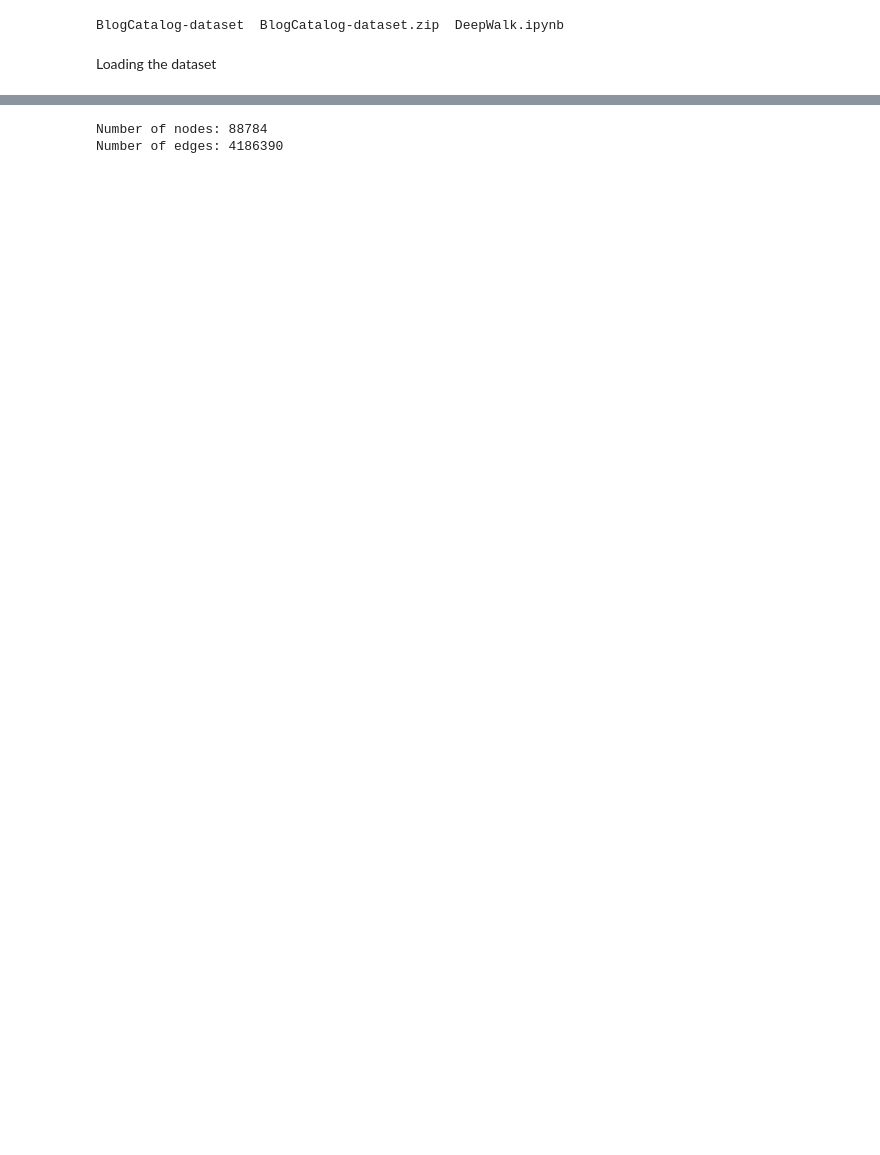
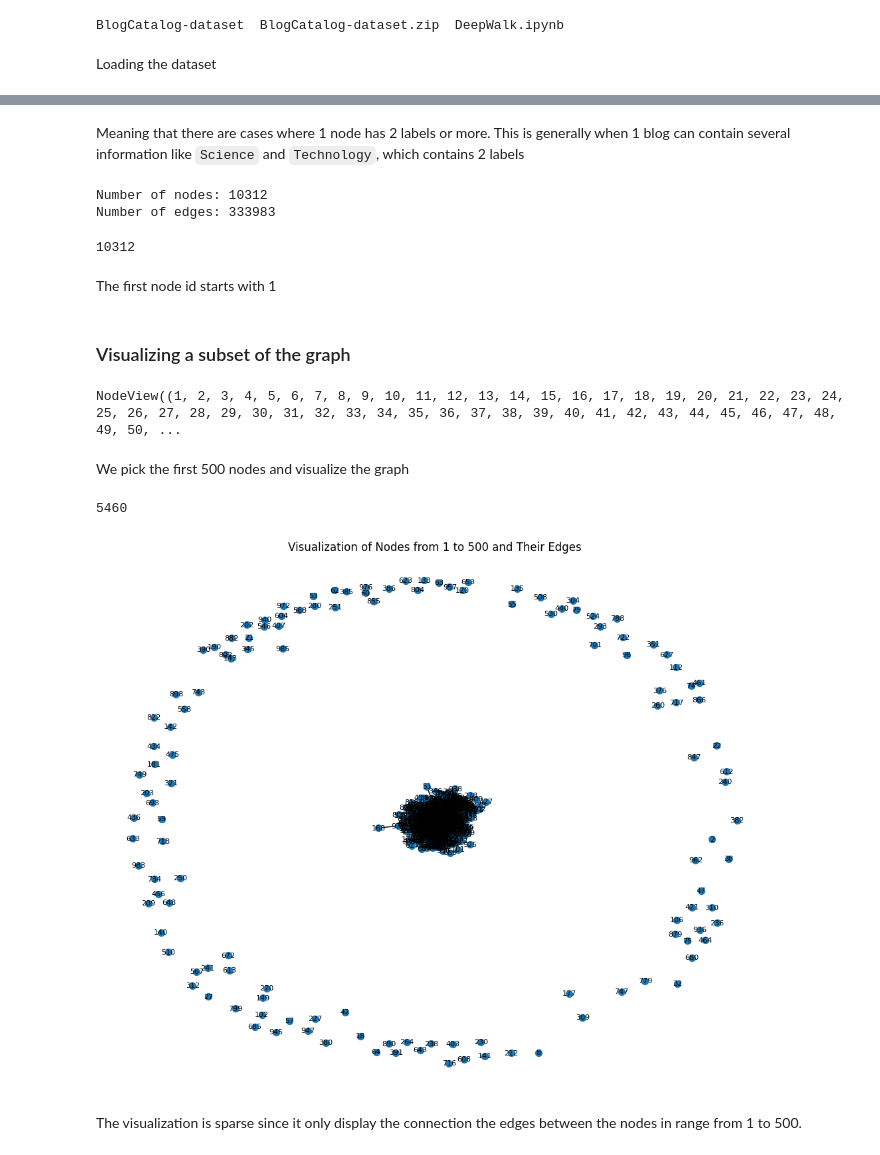
Before and after one commit to Longcodedao/GraphCN-Implementation, a Jupyter notebook: Graph_Embedding/DeepWalk/DeepWalk.ipynb, the cells around one changed output, grey strips where cells are left out. Cells and saved outputs as stored; diff of their text form; code cells hidden in the pictures; blank space fills up the shorter version.

Commit message:
BlogCatalog dataset

```diff
--- a/Graph_Embedding/DeepWalk/DeepWalk.ipynb
+++ b/Graph_Embedding/DeepWalk/DeepWalk.ipynb
@@ -637,15 +693,46 @@ G.add_edges_from(edges_df.values)
+# %% [markdown]
+Meaning that there are cases where 1 node has 2 labels or more. This is generally when 1 blog can contain several information like `Science` and `Technology`, which contains 2 labels
 # %%
 # Number of nodes
 print(f"Number of nodes: {len(G.nodes)}")
 
 # Number of edges
-print(f"Number of edges: {len(G.edges)}")
-
-# # List of nodes
-# print(f"Nodes: {list(G.nodes)}")
-
-# # List of edges
-# print(f"Edges: {list(G.edges)}")
+print(f"Number of edgesVinFuture prize 2023: {len(G.edges)}")
 # %% [output]
-Number of nodes: 88784
-Number of edges: 4186390
+Number of nodes: 10312
+Number of edges: 333983
+# %%
+len(label_nodes_df['node'].unique())
+# %% [output]
+10312
+# %% [markdown]
+The first node id starts with 1
+# %% [markdown]
+### Visualizing a subset of the graph
+# %%
+H.nodes
+# %% [output]
+NodeView((1, 2, 3, 4, 5, 6, 7, 8, 9, 10, 11, 12, 13, 14, 15, 16, 17, 18, 19, 20, 21, 22, 23, 24, 25, 26, 27, 28, 29, 30, 31, 32, 33, 34, 35, 36, 37, 38, 39, 40, 41, 42, 43, 44, 45, 46, 47, 48, 49, 50, ...
+# %% [markdown]
+We pick the first 500 nodes and visualize the graph
+# %%
+nodes_range = range(1000)  # Range of nodes from 0 to 100
+
+# Create a subgraph directly
+H = G.subgraph(nodes_range)
+
+# Get the edges of the subgraph
+subgraph_edges = list(H.edges)
+
+print(len(subgraph_edges))
+
+# Draw the filtered subgraph
+plt.figure(figsize=(10, 8))
+nx.draw(H, with_labels=True, node_size=50, font_size=8)
+plt.title("Visualization of Nodes from 1 to 500 and Their Edges")
+plt.show()
+# %% [output]
+5460
+[figure, added]
+# %% [markdown]
+The visualization is sparse since it only display the connection the edges between the nodes in range from 1 to 500.
```
Also changed, not shown: parts of 32 cells of this notebook, 7 other files.
